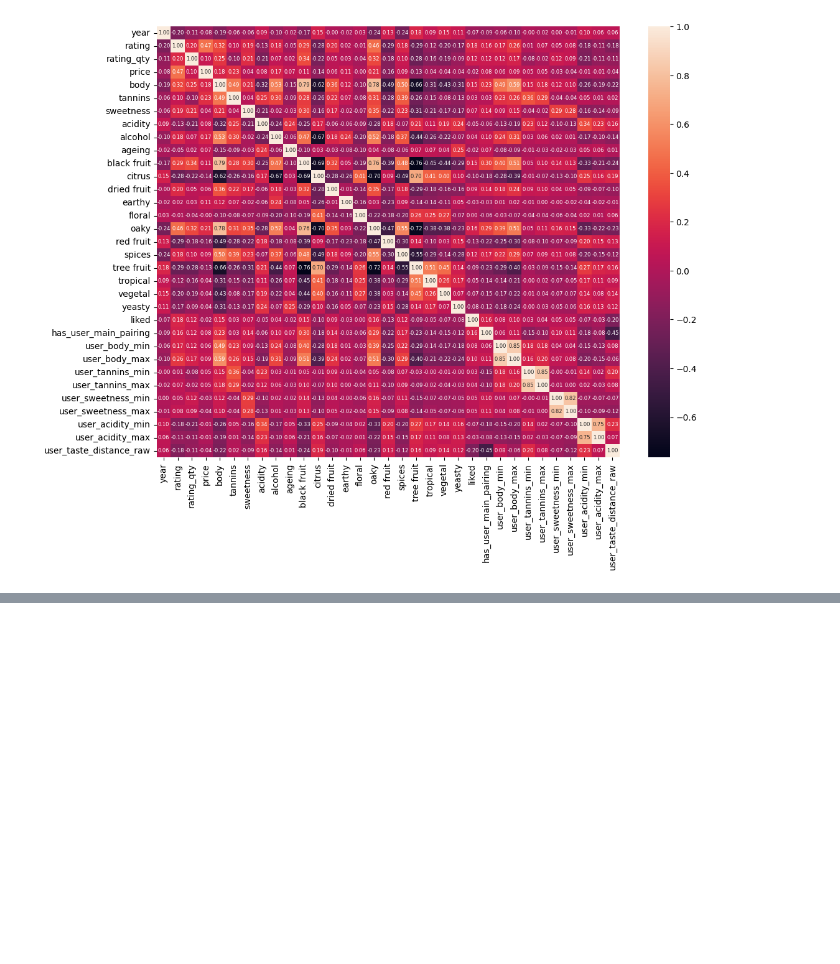
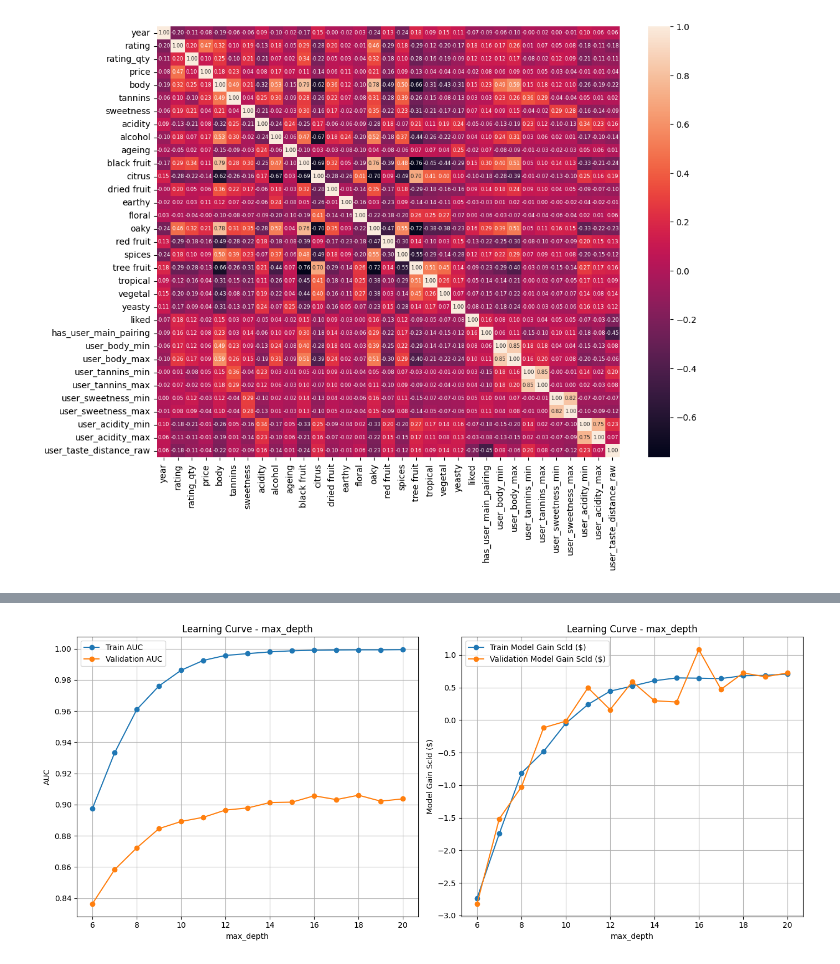
Before and after one commit to Tino27Gut/WineRecommendation, a Jupyter notebook: src/models/random_forest_draft_v2.ipynb, the cells around one changed output, grey strips where cells are left out. Drawn from its saved outputs; the diff is of its cells as text; code cells hidden in the pictures; blank space fills up the shorter version.

```diff
--- a/src/models/random_forest_draft_v2.ipynb
+++ b/src/models/random_forest_draft_v2.ipynb
@@ -609,0 +568,91 @@ plt.show()
+# %%
+from sklearn.metrics import roc_auc_score
+from scipy import stats
+
+# Oversampling de clase minoritaria
+X_resampled, y_resampled = mod_prep.oversample_df(
+    df=no_collinear_df,
+    sampling_object=ADASYN
+)
+
+# Partición en train, validation y test
+X_trainval, X_test, y_trainval, y_test = train_test_split(X_resampled, y_resampled, test_size=0.2, random_state=0, stratify=y_resampled)
+X_train, X_val, y_train, y_val = train_test_split(X_trainval, y_trainval, test_size=0.25, random_state=0, stratify=y_trainval)
+
+params_values = {
+    "max_depth": range(6,21),
+    "n_estimators": range(100,550,50),
+    "min_samples_split": range(2, 5),
+    "min_samples_leaf": range(2, 5),
+    "max_features": [None, "sqrt", "log2", 3, 2]
+}
+
+for param, values in params_values.items():
+    # Crear listas de scores vacías para cada parámetro
+    auc_train_scores = []
+    auc_val_scores = []
+    eco_train_scores = []
+    eco_val_scores = []
+
+    # Crear modelo con hiperparámetros default
+    model = RandomForestClassifier(n_estimators=300, max_depth=16, min_samples_split=2, min_samples_leaf=2, max_features=2)
+
+    for val in values:
+        # Setear el valor del parámetro pasado en params_values
+        setattr(model, param, val)
+
+        # Entrenar el modelo
+        model.fit(X_train, y_train)
+
+        # Calcular y hacer append de AUC en train y validation
+        pred_prob_train = model.predict_proba(X_train)[:, 1]
+        auc_train = roc_auc_score(y_train, pred_prob_train)
+
+        pred_prob_val = model.predict_proba(X_val)[:, 1]
+        auc_val = roc_auc_score(y_val, pred_prob_val)
+
+        auc_train_scores.append(auc_train)
+        auc_val_scores.append(auc_val)
+
+        # Calcular y hacer append de economic score en train y validation
+        pred_train = model.predict(X_train)
+        train_cm = confusion_matrix(y_train, pred_train)
+        eco_train = mod_prep.economic_score(train_cm, avg_tkt, churn_like, churn_dislike)
+
+        pred_val = model.predict(X_val)
+        val_cm = confusion_matrix(y_val, pred_val)
+        eco_val = mod_prep.economic_score(val_cm, avg_tkt, churn_like, churn_dislike)
+
+        eco_train_scores.append(eco_train)
+        eco_val_scores.append(eco_val)
+
+
+    eco_train_scores_z = stats.zscore(eco_train_scores)
+    eco_val_scores_z = stats.zscore(eco_val_scores)
+
+    # Plotear Learning Curves
+    param_scores_pairs = {
+        "AUC": [auc_train_scores, auc_val_scores],
+        "Model Gain Scld ($)": [eco_train_scores_z, eco_val_scores_z]
+    }
+
+    fig, axes = plt.subplots(nrows=1, ncols=2, figsize=(14, 6))
+
+    if None in values:
+        none_idx = values.index(None)
+        values[none_idx] = "None"
+
+    for i, (metric, pair) in enumerate(param_scores_pairs.items()):
+        ax = axes[i]
+        ax.plot(values, pair[0], label=f"Train {metric}", marker="o")
+        ax.plot(values, pair[1], label=f"Validation {metric}", marker="o")
+        ax.set_xlabel(param)
+        ax.set_ylabel(f"{metric}")
+        ax.set_title(f"Learning Curve - {param}")
+        ax.legend()
+        ax.grid(True)
+
+    plt.tight_layout()
+    plt.show()
+# %% [output]
+[figure, added]
```
Also changed, not shown: parts of 18 cells of this notebook, 3 other files.
